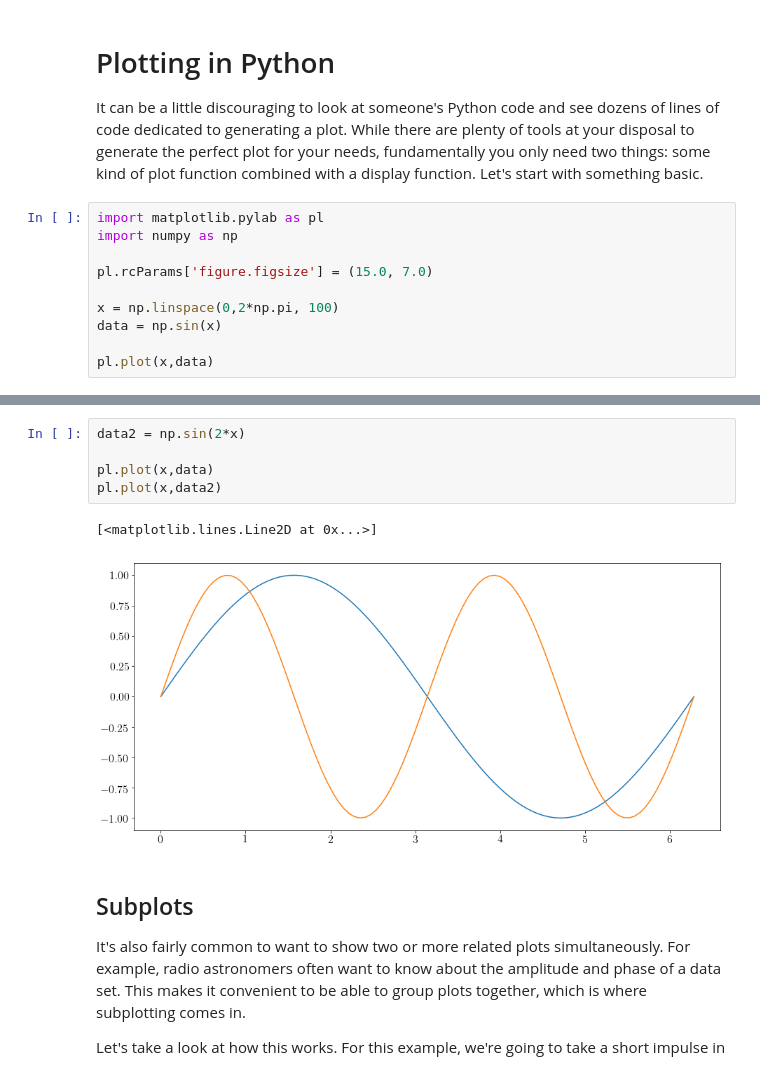
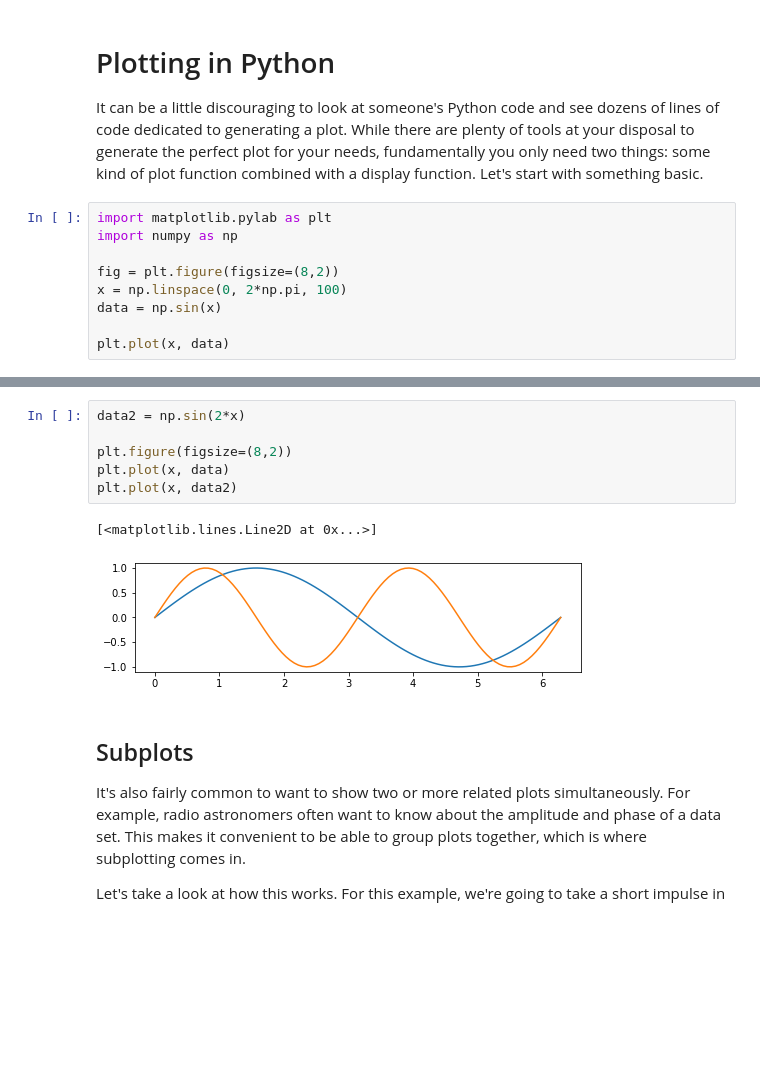
Before and after one commit to AaronParsons/ugradio, a Jupyter notebook: jupyter_tutorials/lab1/python_intro.ipynb, the cells around one changed output, grey strips where cells are left out. Drawn from its saved outputs; the diff is of its cells as text; blank space fills up the shorter version.

```diff
--- a/jupyter_tutorials/lab1/python_intro.ipynb
+++ b/jupyter_tutorials/lab1/python_intro.ipynb
@@ -38,14 +38,13 @@ To use iPython, simply run the following command in your terminal:
 
 It can be a little discouraging to look at someone's Python code and see dozens of lines of code dedicated to generating a plot. While there are plenty of tools at your disposal to generate the perfect plot for your needs, fundamentally you only need two things: some kind of plot function combined with a display function. Let's start with something basic.
 # %%
-import matplotlib.pylab as pl
+import matplotlib.pylab as plt
 import numpy as np
 
-pl.rcParams['figure.figsize'] = (15.0, 7.0)
-
-x = np.linspace(0,2*np.pi, 100)
+fig = plt.figure(figsize=(8,2))
+x = np.linspace(0, 2*np.pi, 100)
 data = np.sin(x)
 
-pl.plot(x,data)
+plt.plot(x, data)
 # %% [output]
 [<matplotlib.lines.Line2D at 0x...>]
@@ -61,11 +60,12 @@ What else can we do? Let's try overplotting another stream of data on top of the
 # %%
 data2 = np.sin(2*x)
 
-pl.plot(x,data)
-pl.plot(x,data2)
+plt.figure(figsize=(8,2))
+plt.plot(x, data)
+plt.plot(x, data2)
 # %% [output]
 [<matplotlib.lines.Line2D at 0x...>]
-[figure, old version]
+[figure, new version]
 # %% [markdown]
 ## Subplots
 
```
Also changed, not shown: parts of 9 cells of this notebook, 1 other file.
